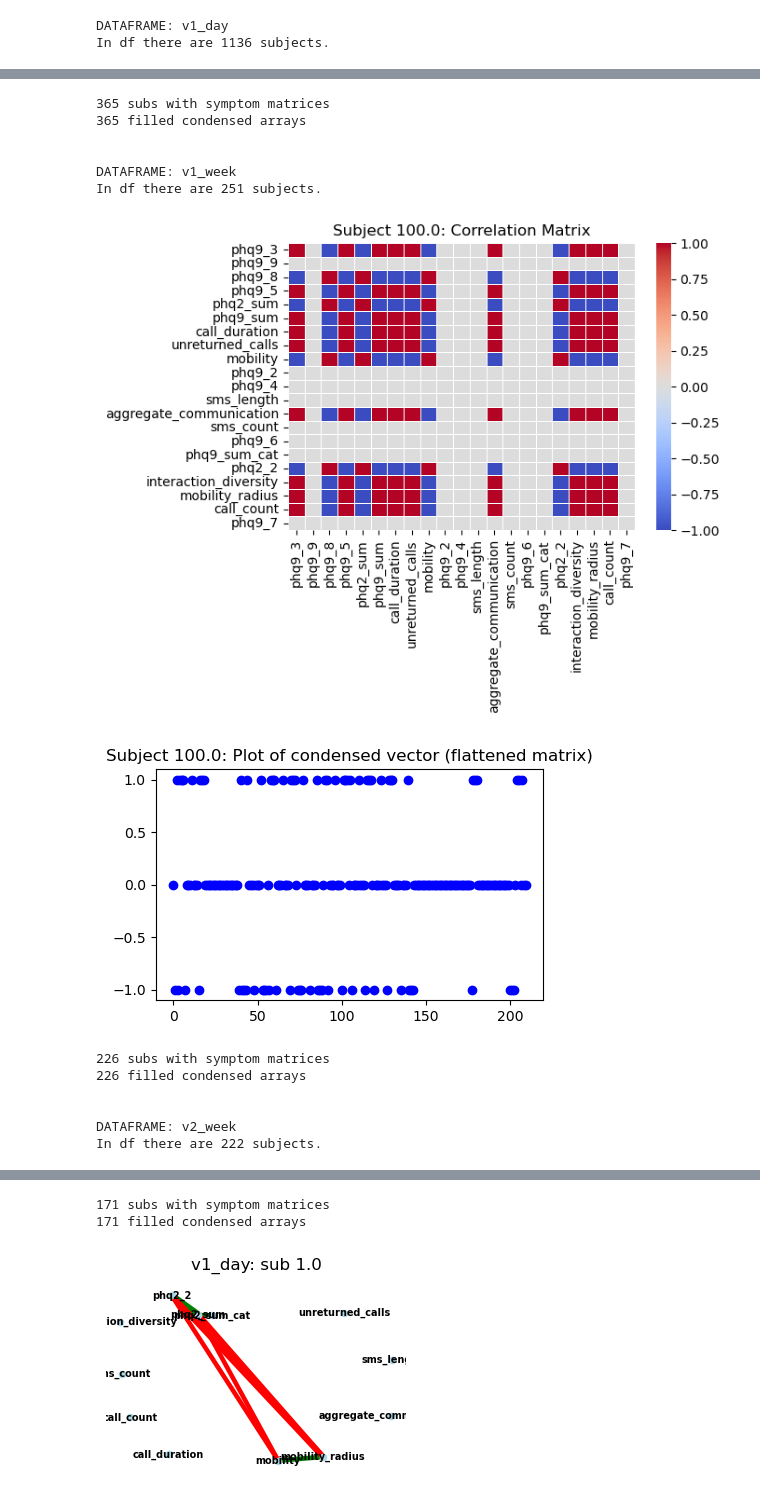
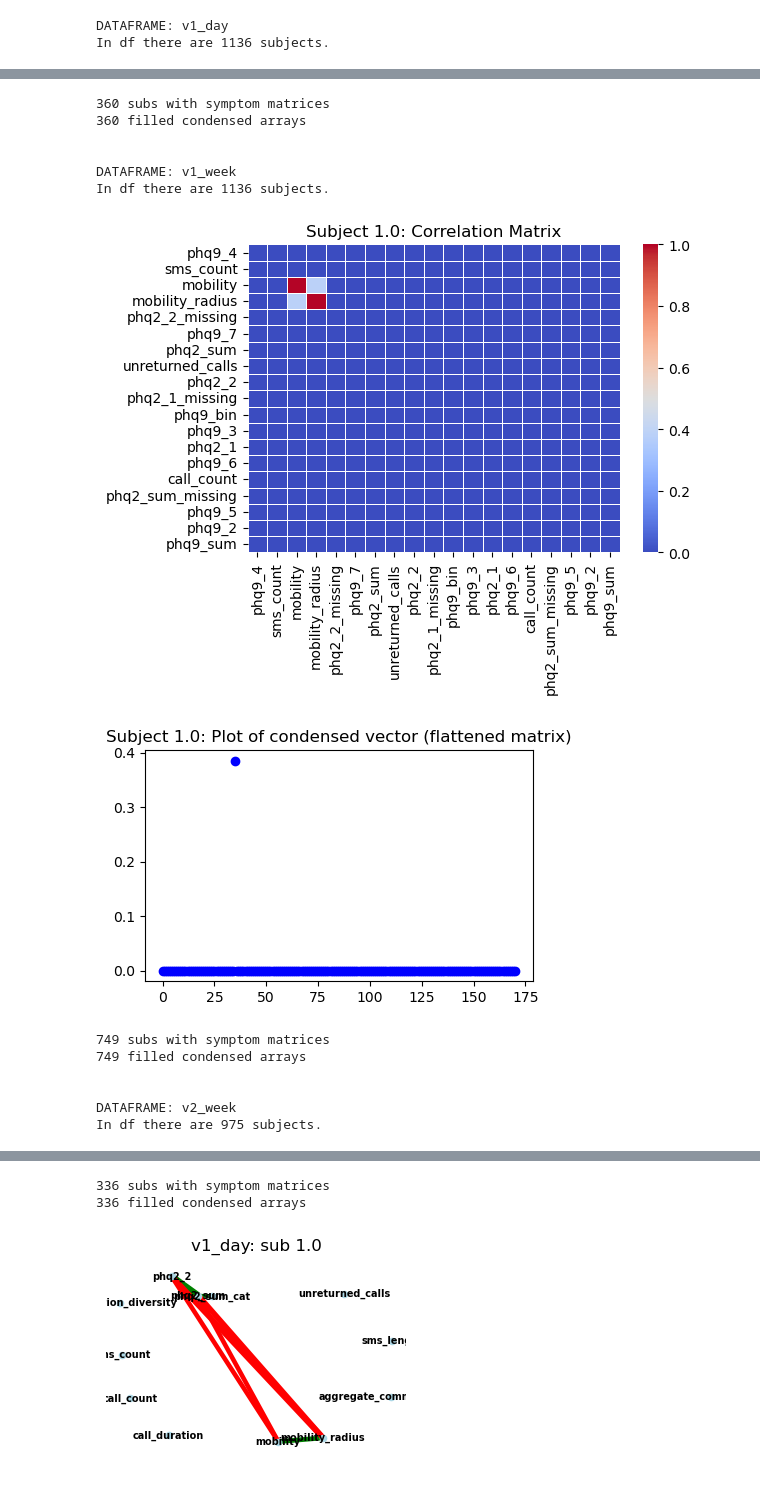
Before and after one commit to kaleyjoss/smartphone_sensor_predictive_modeling, a Jupyter notebook: notebooks/02_feature_pca.ipynb, the cells around one changed output, grey strips where cells are left out. Saved outputs shown, nothing was run; the diff lists cells and outputs as text; code cells hidden in the pictures.

Commit message:
preprocessing - keep idx, fix imp, show imp heatmap

```diff
--- a/notebooks/02_feature_pca.ipynb
+++ b/notebooks/02_feature_pca.ipynb
@@ -47,7 +44,7 @@ target_vars = ['phq9_sum_cat','phq2_sum_cat']
 
 # Create dicts of all subjects' correlation matrices
 for name in df_names:
-    df = pd.read_csv(os.path.join(brighten_dir, f'{name}_res.csv'))
+    df = pd.read_csv(os.path.join(brighten_dir, f'{name}_dropped.csv'))
     df = df.loc[:, ~df.columns.str.contains('^Unnamed')]
     df = df.loc[:, ~df.columns.str.contains('_int')]
     print(f'\n\nDATAFRAME: {name}')
@@ -71,14 +68,14 @@ In df there are 975 subjects.
-365 subs with symptom matrices
-365 filled condensed arrays
+360 subs with symptom matrices
+360 filled condensed arrays
 
 
 DATAFRAME: v1_week
-In df there are 251 subjects.
+In df there are 1136 subjects.
-[figure, old version]
+[figure, new version]
-[figure, old version]
+[figure, new version]
-226 subs with symptom matrices
-226 filled condensed arrays
+749 subs with symptom matrices
+749 filled condensed arrays
 
 
 DATAFRAME: v2_week
-In df there are 222 subjects.
+In df there are 975 subjects.
@@ -87,5 +84,5 @@ In df there are 222 subjects.
-171 subs with symptom matrices
-171 filled condensed arrays
+336 subs with symptom matrices
+336 filled condensed arrays
 # %%
 ############### Plot individual networks of symptom matrices #################
 
```
Also changed, not shown: parts of 2 cells of this notebook, 2 other files.
